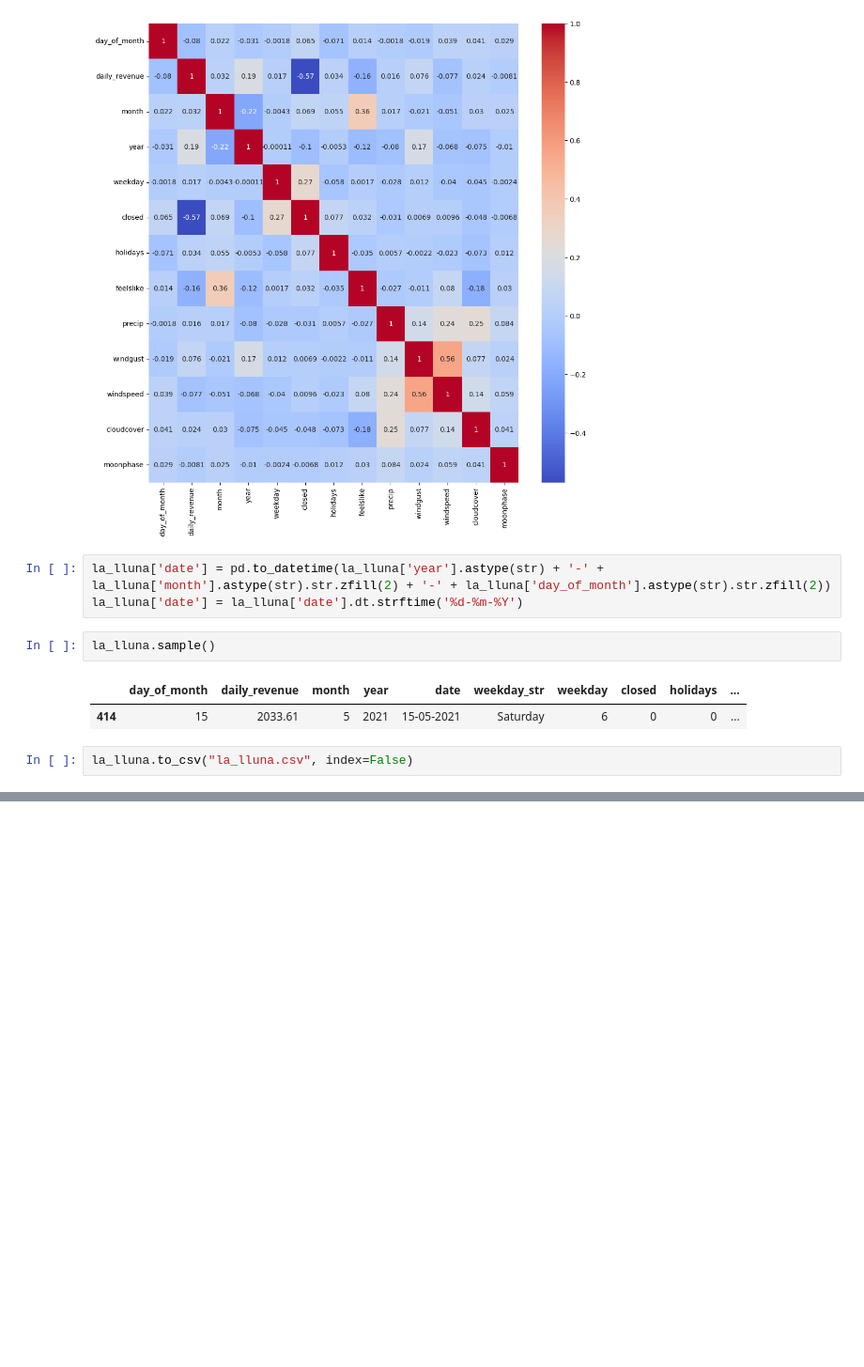
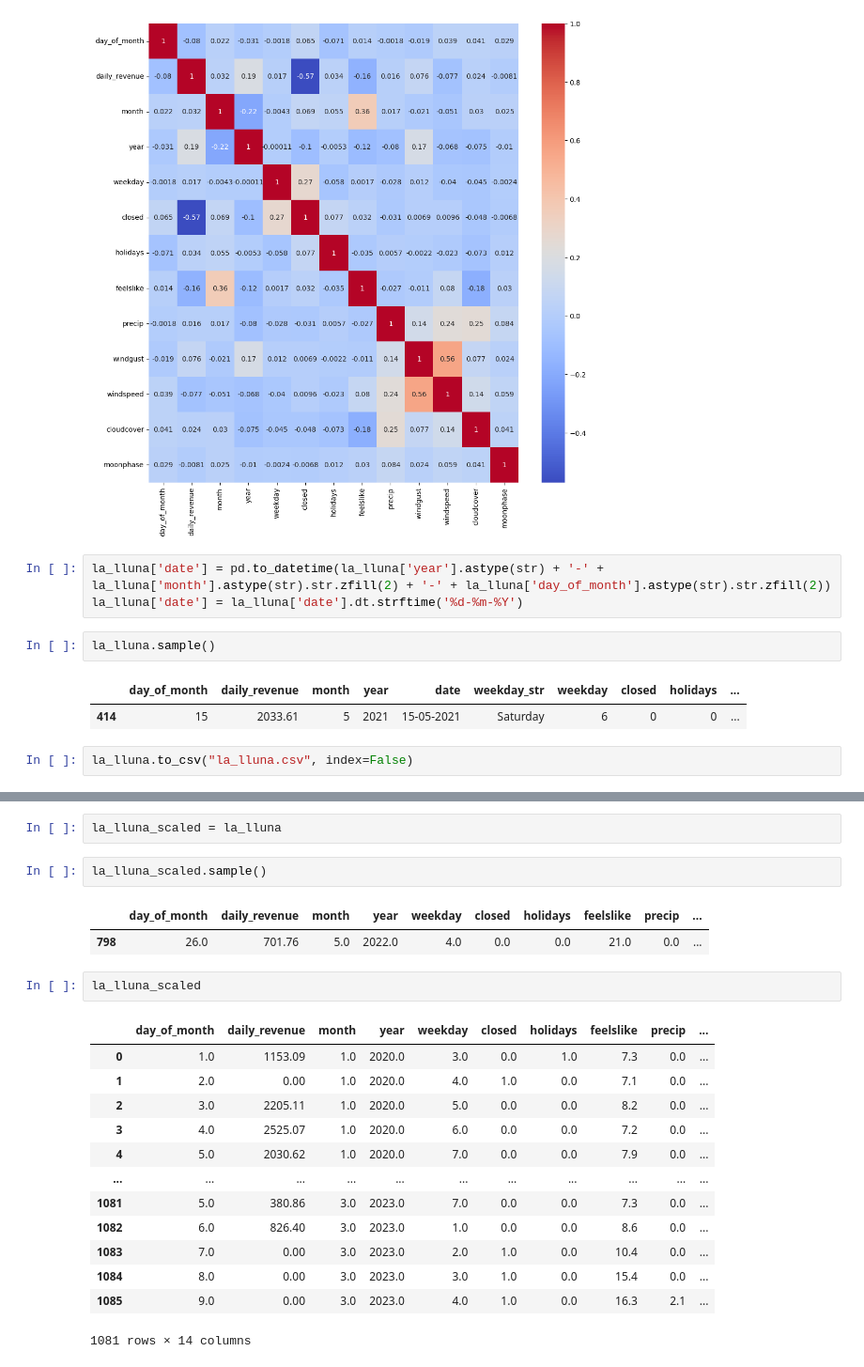
Before and after one commit to germanortola/restaurants-in-Barcelona, a Jupyter notebook: draft_lalluna.ipynb, the cells around one changed output, grey strips where cells are left out. Shown at 94% size. Cells and saved outputs as stored; diff of their text form; blank space fills up the shorter version.

```diff
--- a/draft_lalluna.ipynb
+++ b/draft_lalluna.ipynb
@@ -482,0 +574,23 @@ la_lluna.to_csv("la_lluna.csv", index=False)
+# %%
+la_lluna_scaled = la_lluna
+# %%
+la_lluna_scaled.sample()
+# %% [output]
+|  | day_of_month | daily_revenue | month | year | weekday | closed | holidays | feelslike | precip | ... |
+| 798 | 26.0 | 701.76 | 5.0 | 2022.0 | 4.0 | 0.0 | 0.0 | 21.0 | 0.0 | ... |
+# %%
+la_lluna_scaled
+# %% [output]
+|  | day_of_month | daily_revenue | month | year | weekday | closed | holidays | feelslike | precip | ... |
+| 0 | 1.0 | 1153.09 | 1.0 | 2020.0 | 3.0 | 0.0 | 1.0 | 7.3 | 0.0 | ... |
+| 1 | 2.0 | 0.00 | 1.0 | 2020.0 | 4.0 | 1.0 | 0.0 | 7.1 | 0.0 | ... |
+| 2 | 3.0 | 2205.11 | 1.0 | 2020.0 | 5.0 | 0.0 | 0.0 | 8.2 | 0.0 | ... |
+| 3 | 4.0 | 2525.07 | 1.0 | 2020.0 | 6.0 | 0.0 | 0.0 | 7.2 | 0.0 | ... |
+| 4 | 5.0 | 2030.62 | 1.0 | 2020.0 | 7.0 | 0.0 | 0.0 | 7.9 | 0.0 | ... |
+| ... | ... | ... | ... | ... | ... | ... | ... | ... | ... | ... |
+| 1081 | 5.0 | 380.86 | 3.0 | 2023.0 | 7.0 | 0.0 | 0.0 | 7.3 | 0.0 | ... |
+| 1082 | 6.0 | 826.40 | 3.0 | 2023.0 | 1.0 | 0.0 | 0.0 | 8.6 | 0.0 | ... |
+| 1083 | 7.0 | 0.00 | 3.0 | 2023.0 | 2.0 | 1.0 | 0.0 | 10.4 | 0.0 | ... |
+| 1084 | 8.0 | 0.00 | 3.0 | 2023.0 | 3.0 | 1.0 | 0.0 | 15.4 | 0.0 | ... |
+| 1085 | 9.0 | 0.00 | 3.0 | 2023.0 | 4.0 | 1.0 | 0.0 | 16.3 | 2.1 | ... |
+1081 rows × 14 columns
```
Also changed, not shown: parts of 25 cells of this notebook, 3 other files.
